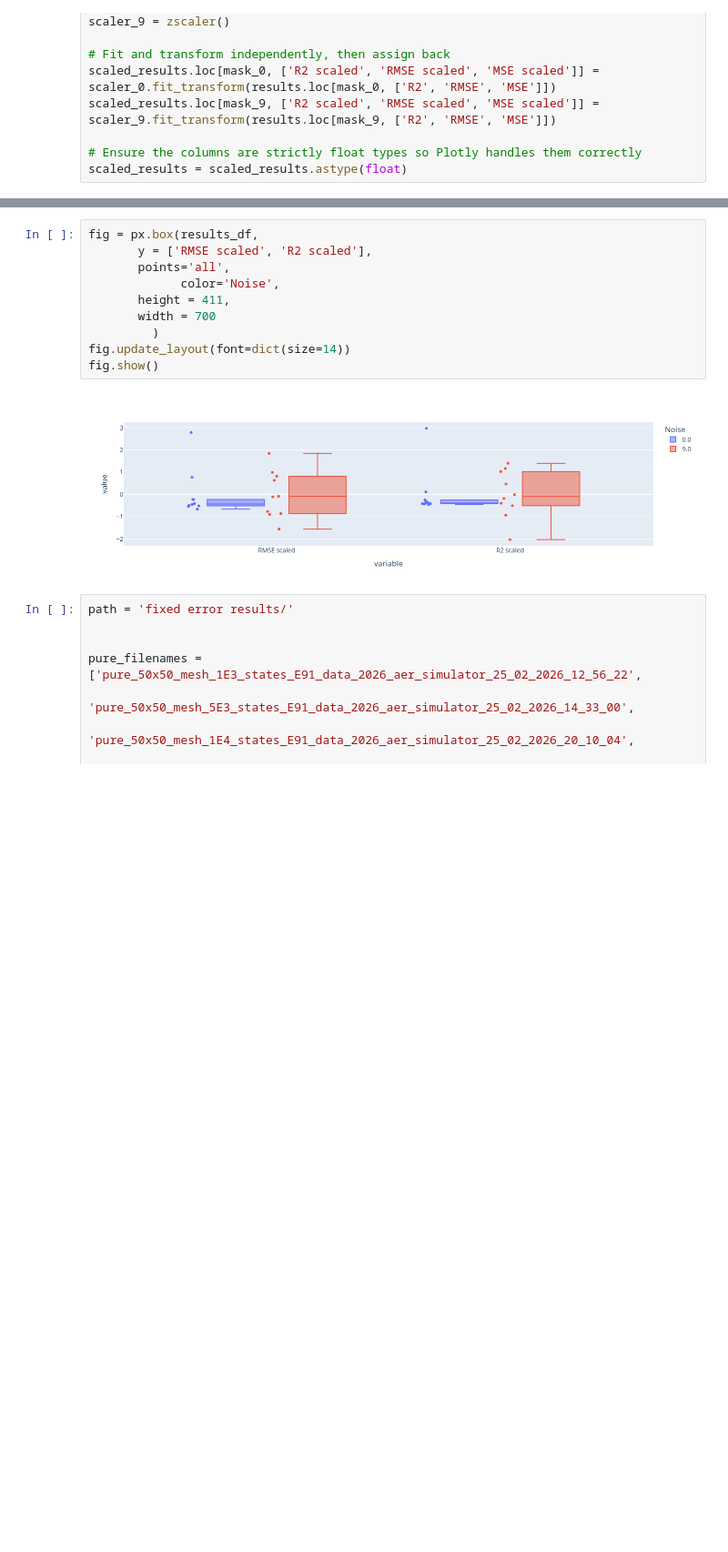
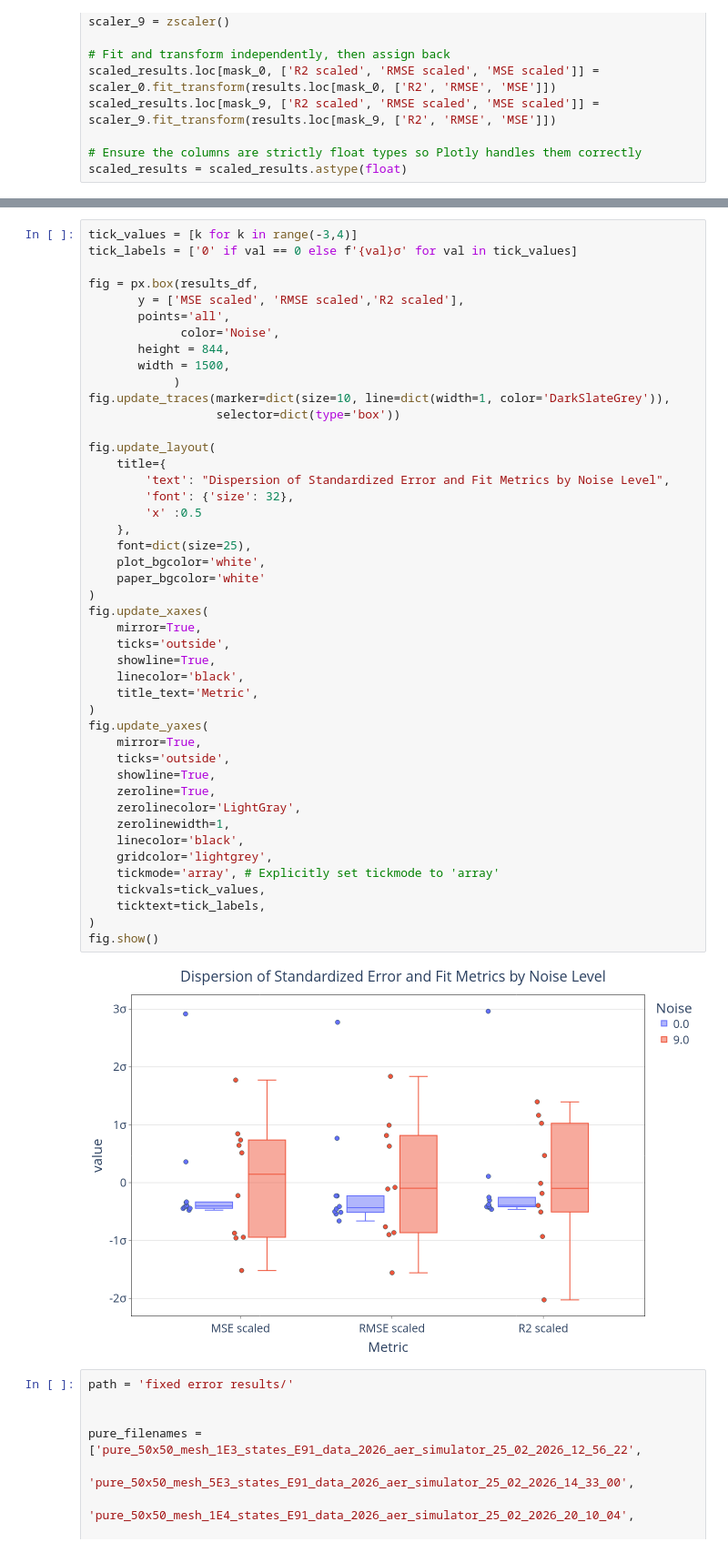
Before and after one commit to 4df31/QD-Biexciton-cascade-and-polarization-orientation-effect-on-QKD-protocol-E91, a Jupyter notebook: Plots.ipynb, the cells around one changed output, grey strips where cells are left out. Shown at 91% size. Cells and saved outputs as stored; diff of their text form; blank space fills up the shorter version.

```diff
--- a/Plots.ipynb
+++ b/Plots.ipynb
@@ -167,15 +195,50 @@ results_df.head()
 # %%
+tick_values = [k for k in range(-3,4)]
+tick_labels = ['0' if val == 0 else f'{val}σ' for val in tick_values]
+
 fig = px.box(results_df,
-       y = ['RMSE scaled', 'R2 scaled'],
+       y = ['MSE scaled', 'RMSE scaled','R2 scaled'],
        points='all',
              color='Noise',
-       height = 411,
-       width = 700
-         )
-fig.update_layout(font=dict(size=14))
+       height = 844,
+       width = 1500,
+            )
+fig.update_traces(marker=dict(size=10, line=dict(width=1, color='DarkSlateGrey')),
+                  selector=dict(type='box'))
+
+fig.update_layout(
+    title={
+        'text': "Dispersion of Standardized Error and Fit Metrics by Noise Level",
+        'font': {'size': 32},
+        'x' :0.5
+    },
+    font=dict(size=25),
+    plot_bgcolor='white',
+    paper_bgcolor='white'
+)
+fig.update_xaxes(
+    mirror=True,
+    ticks='outside',
+    showline=True,
+    linecolor='black',
+    title_text='Metric',
+)
+fig.update_yaxes(
+    mirror=True,
+    ticks='outside',
+    showline=True,
+    zeroline=True,
+    zerolinecolor='LightGray',
+    zerolinewidth=1,
+    linecolor='black',
+    gridcolor='lightgrey',
+    tickmode='array', # Explicitly set tickmode to 'array'
+    tickvals=tick_values,
+    ticktext=tick_labels,
+)
 fig.show()
 # %% [output]
-[figure, old version]
+[figure, new version]
 # %%
 path = 'fixed error results/'
 
```
Also changed, not shown: parts of 9 cells of this notebook, 1 other file.
